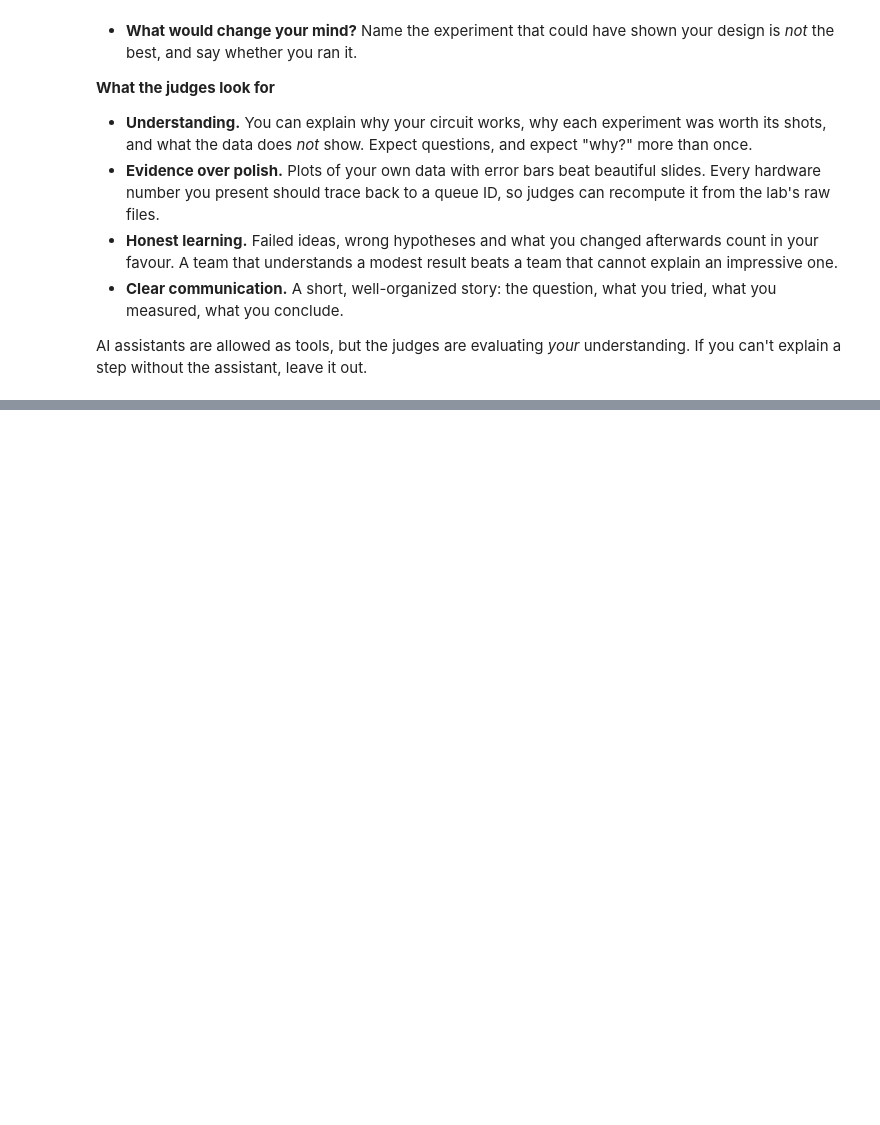
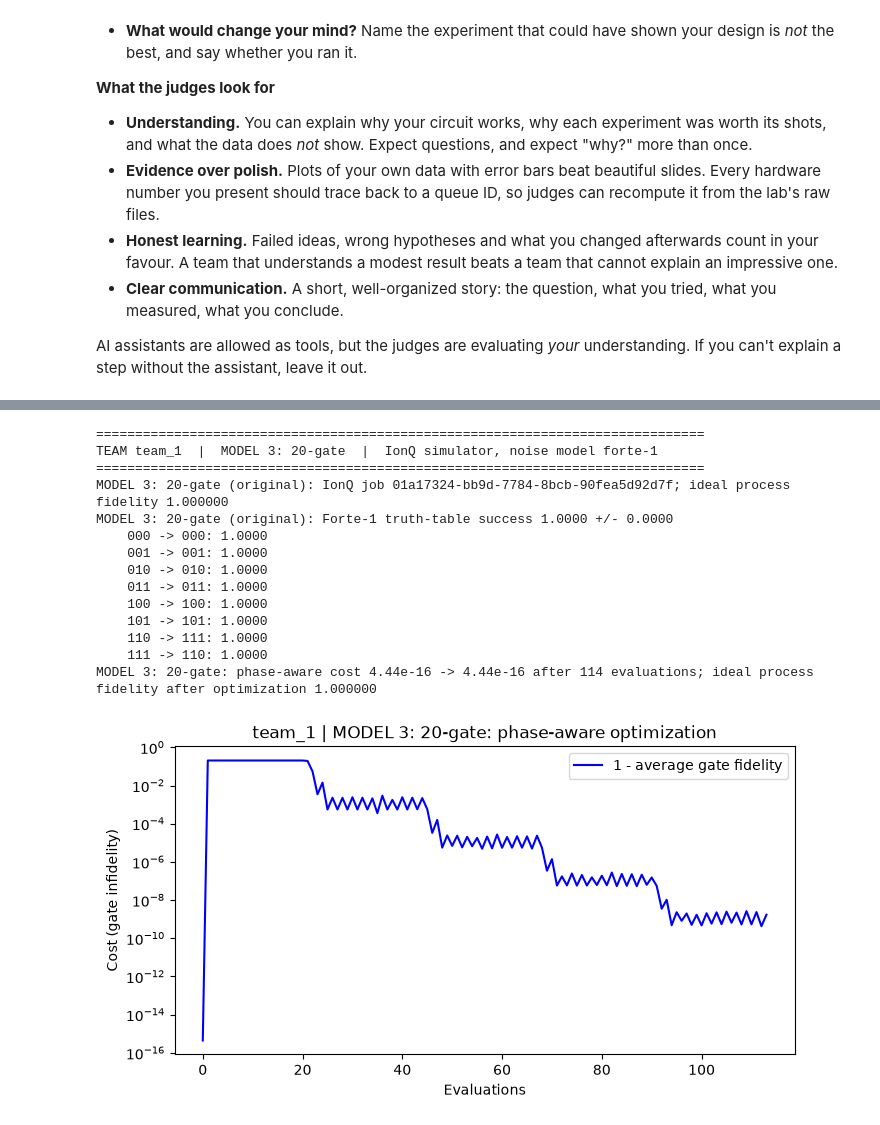
Before and after one commit to rahinarrianislam/DQCIntroChallenge, a Jupyter notebook: notebooks/Toffoli_Hardware_Hackathon_Challenge.ipynb, the cells around one changed output, grey strips where cells are left out. Saved outputs shown, nothing was run; the diff lists cells and outputs as text; code cells hidden in the pictures; blank space fills up the shorter version.

```diff
--- a/notebooks/Toffoli_Hardware_Hackathon_Challenge.ipynb
+++ b/notebooks/Toffoli_Hardware_Hackathon_Challenge.ipynb
@@ -1213,0 +3283,35 @@ AI assistants are allowed as tools, but the judges are evaluating *your* underst
+# %%
+# IonQ Forte-1 noisy simulator, MODEL 2: the 20-gate circuit ('model 3'; hardware runs model3_Fzzz, model3_Fxxx).
+# Keep every digit: the circuit is an exact Toffoli only with these values.
+MODEL3_GATES = [
+    ("rz", (0,), 0.489039403306 * np.pi), ("rz", (1,), -np.pi / 4), ("ry", (1,), np.pi / 2),
+    ("rxx", (0, 1), -0.510954104576 * np.pi),
+    ("rz", (0,), -0.750188632588 * np.pi), ("ry", (0,), -np.pi / 2), ("ry", (2,), np.pi / 2),
+    ("rz", (0,), 0.984523820463 * np.pi),
+    ("rxx", (0, 2), 0.250376818829 * np.pi),
+    ("rz", (0,), 0.510934666597 * np.pi),
+    ("rxx", (0, 1), -0.510954104576 * np.pi),
+    ("rz", (0,), 0.249811367412 * np.pi), ("ry", (0,), np.pi / 2), ("rz", (0,), 0.984523820463 * np.pi),
+    ("rxx", (0, 2), -0.250376818829 * np.pi),
+    ("rz", (0,), -0.978104736709 * np.pi),
+    ("rxx", (1, 2), np.pi / 4),
+    ("ry", (1,), -np.pi / 2), ("ry", (2,), -np.pi / 2), ("rz", (2,), -np.pi / 4),
+]
+
+optimized_gates_model3 = run_model('MODEL 3: 20-gate', MODEL3_GATES)
+# %% [output]
+==============================================================================
+TEAM team_1  |  MODEL 3: 20-gate  |  IonQ simulator, noise model forte-1
+==============================================================================
+MODEL 3: 20-gate (original): IonQ job 01a17324-bb9d-7784-8bcb-90fea5d92d7f; ideal process fidelity 1.000000
+MODEL 3: 20-gate (original): Forte-1 truth-table success 1.0000 +/- 0.0000
+    000 -> 000: 1.0000
+    001 -> 001: 1.0000
+    010 -> 010: 1.0000
+    011 -> 011: 1.0000
+    100 -> 100: 1.0000
+    101 -> 101: 1.0000
+    110 -> 111: 1.0000
+    111 -> 110: 1.0000
+MODEL 3: 20-gate: phase-aware cost 4.44e-16 -> 4.44e-16 after 114 evaluations; ideal process fidelity after optimization 1.000000
+[figure, added]
```
Also changed, not shown: parts of 74 cells of this notebook, 1 other file.
